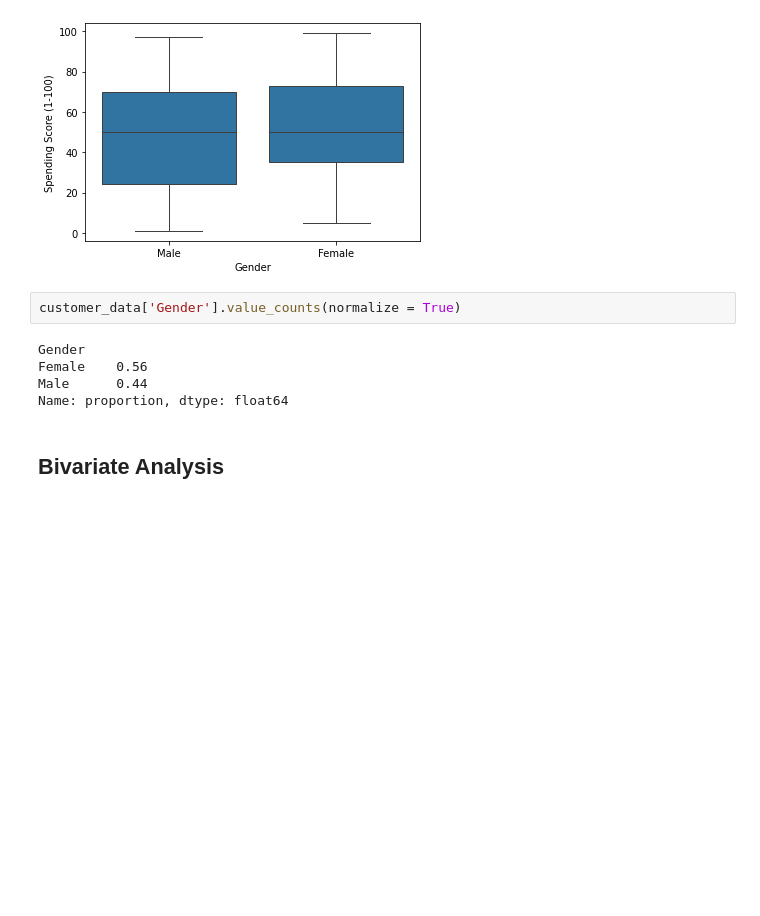
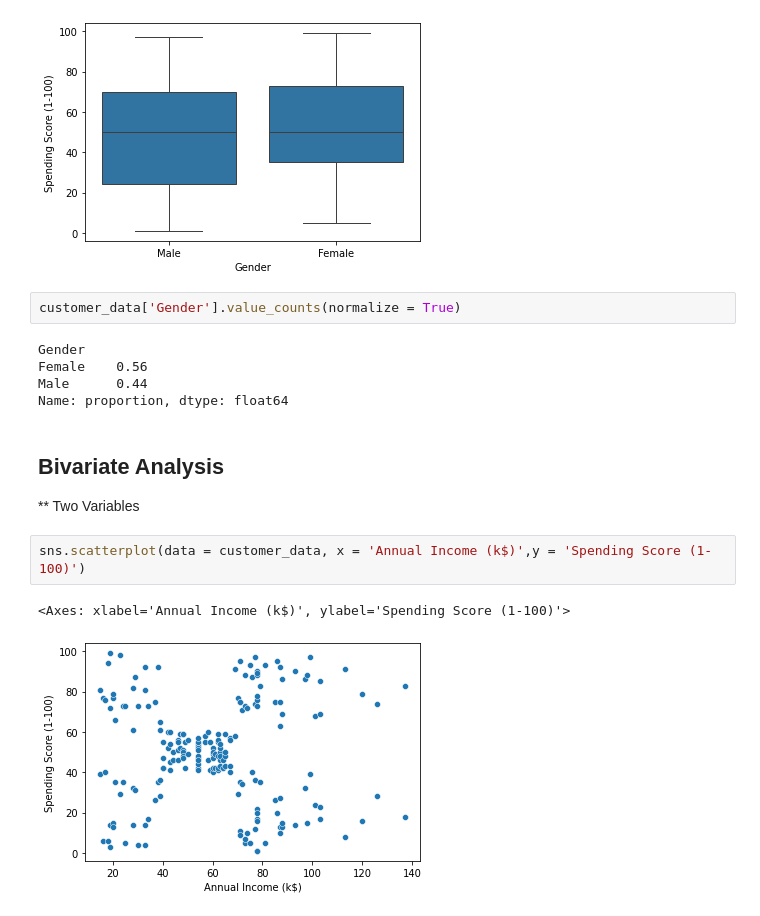
Before and after one commit to Edna722/Machine-Learning, a Jupyter notebook: Machine Learning Project.ipynb, the cells around one changed output. Saved outputs shown, nothing was run; the diff lists cells and outputs as text; blank space fills up the shorter version.

```diff
--- a/Machine Learning Project.ipynb
+++ b/Machine Learning Project.ipynb
@@ -88,3 +88,9 @@ Male      0.44
 Name: proportion, dtype: float64
 # %% [markdown]
 ## Bivariate Analysis
+** Two Variables
+# %%
+sns.scatterplot(data = customer_data, x = 'Annual Income (k$)',y = 'Spending Score (1-100)')
+# %% [output]
+<Axes: xlabel='Annual Income (k$)', ylabel='Spending Score (1-100)'>
+[figure, added]
```
Also changed, not shown: parts of 3 cells of this notebook.
